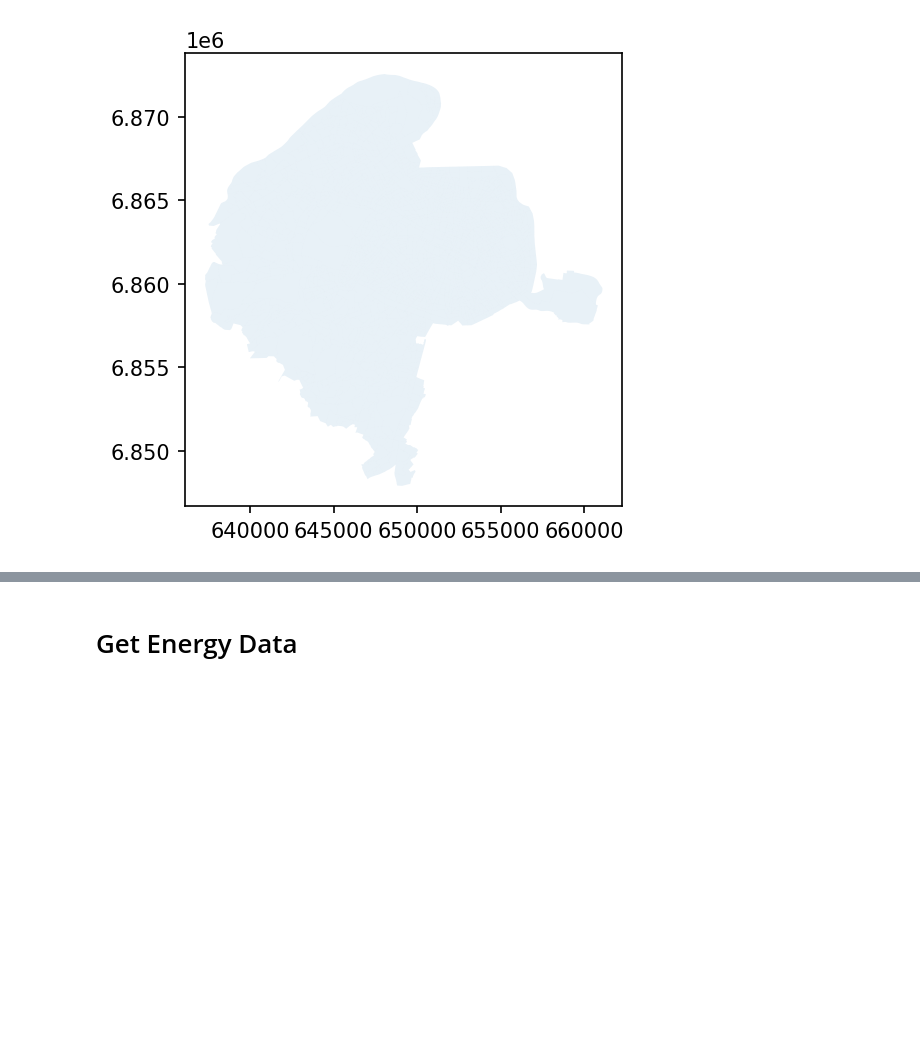
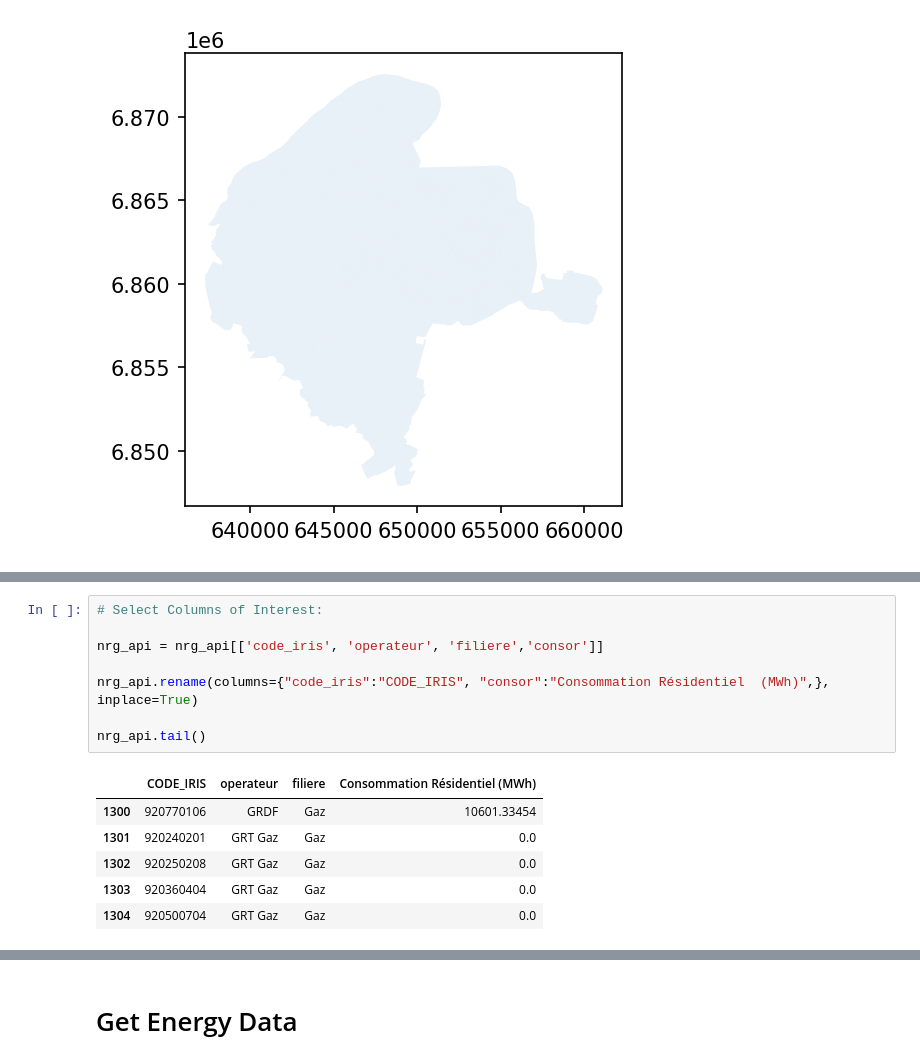
Before and after one commit to victorsette/Bldgs_France, a Jupyter notebook: France - Energy per building.ipynb, the cells around one changed output, grey strips where cells are left out. Cells and saved outputs as stored; diff of their text form; blank space fills up the shorter version.

```diff
--- a/France - Energy per building.ipynb
+++ b/France - Energy per building.ipynb
@@ -39,0 +91,15 @@ iris_shp.plot(ax=ax, alpha = 0.1)
+# %%
+# Select Columns of Interest:
+
+nrg_api = nrg_api[['code_iris', 'operateur', 'filiere','consor']]
+
+nrg_api.rename(columns={"code_iris":"CODE_IRIS", "consor":"Consommation Résidentiel  (MWh)",}, inplace=True)
+
+nrg_api.tail()
+# %% [output]
+|  | CODE_IRIS | operateur | filiere | Consommation Résidentiel (MWh) |
+| 1300 | 920770106 | GRDF | Gaz | 10601.33454 |
+| 1301 | 920240201 | GRT Gaz | Gaz | 0.0 |
+| 1302 | 920250208 | GRT Gaz | Gaz | 0.0 |
+| 1303 | 920360404 | GRT Gaz | Gaz | 0.0 |
+| 1304 | 920500704 | GRT Gaz | Gaz | 0.0 |
```
Also changed, not shown: parts of 9 cells of this notebook.
